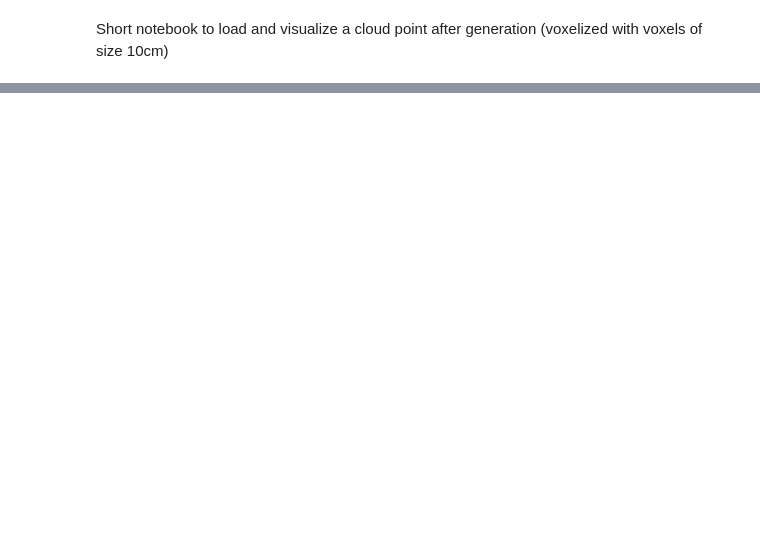
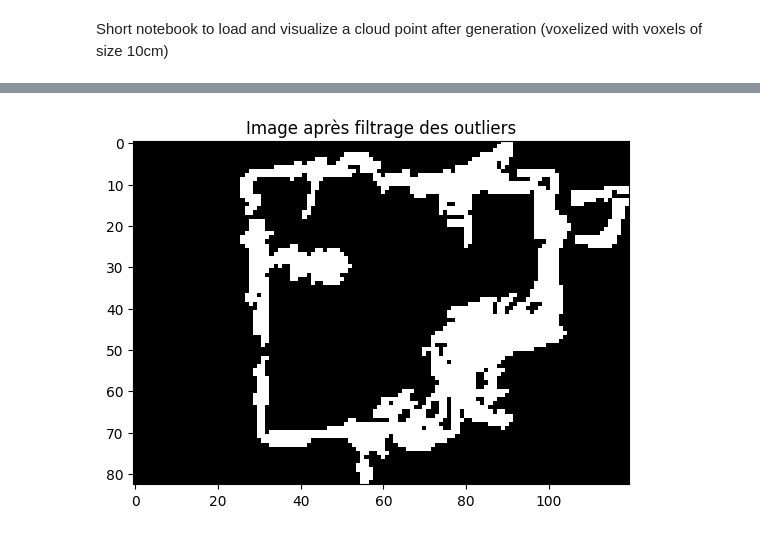
Before and after one commit to mbathe/projet_fil_rouge, a Jupyter notebook: notebooks/visualisation.ipynb, the cells around one changed output, grey strips where cells are left out. Drawn from its saved outputs; the diff is of its cells as text; code cells hidden in the pictures; blank space fills up the shorter version.

```diff
--- a/notebooks/visualisation.ipynb
+++ b/notebooks/visualisation.ipynb
@@ -13,0 +37,21 @@ point_cloud_visu(pts_vox, cols_vox)
+# %%
+# Filtrer les outliers sur l'image d'ouverture
+num_labels, labels, stats, centroids = cv2.connectedComponentsWithStats(opened, connectivity=8)
+
+# Créer une nouvelle image pour stocker les objets filtrés
+filtered_image = np.zeros_like(opened)
+
+# Définir un seuil de taille minimale pour les objets
+min_size = 50  # Par exemple, 50 pixels
+
+# Parcourir les composants connectés et conserver ceux qui dépassent le seuil
+for i in range(1, num_labels):  # Ignorer le label 0 (fond)
+    if stats[i, cv2.CC_STAT_AREA] >= min_size:
+        filtered_image[labels == i] = 255
+
+# Visualisation pour vérifier
+plt.imshow(filtered_image, cmap='gray')
+plt.title('Image après filtrage des outliers')
+plt.show()
+# %% [output]
+[figure, added]
```
Also changed, not shown: parts of 17 cells of this notebook, 5 other files.
